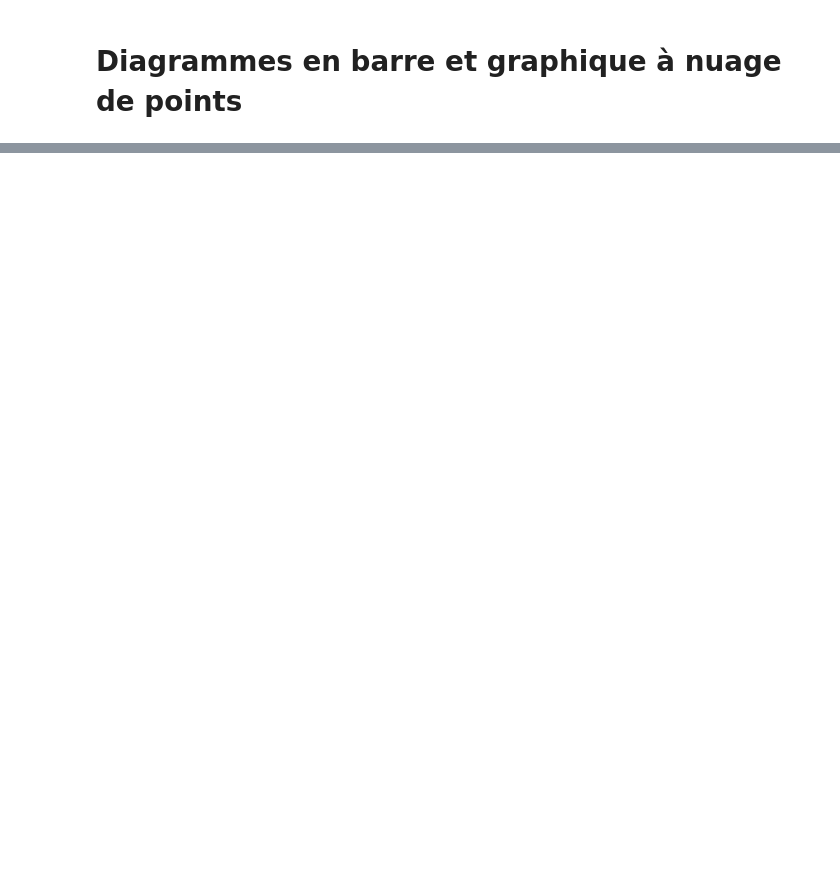
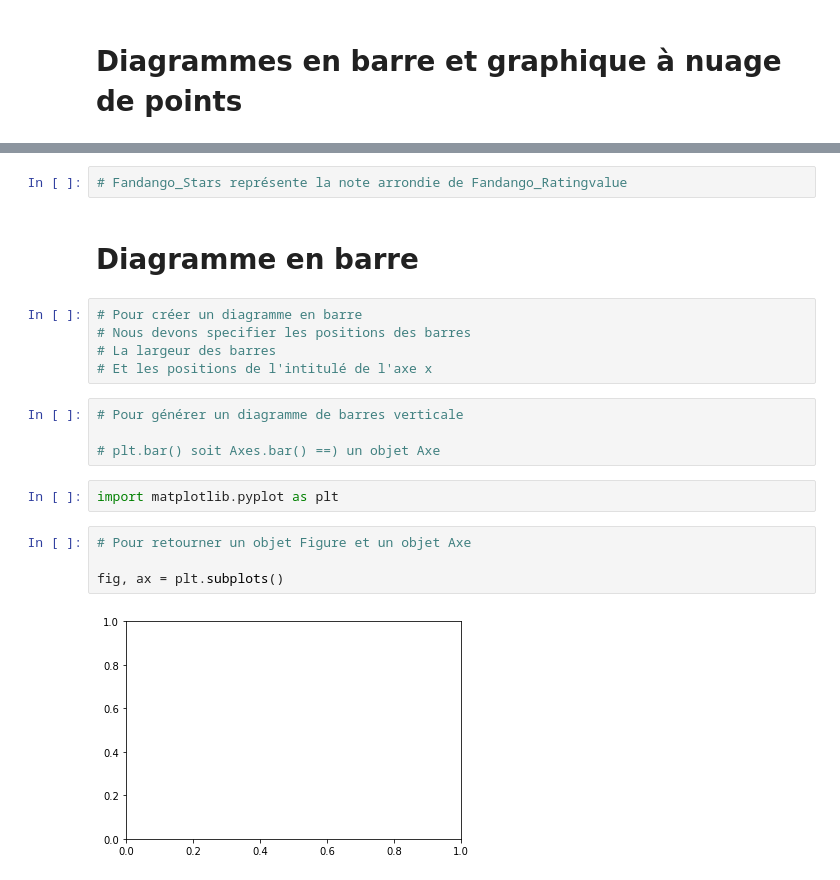
Before and after one commit to brunoharlein/pandas_is_cool, a Jupyter notebook: Cours Pandas.ipynb, the cells around one changed output, grey strips where cells are left out. Saved outputs shown, nothing was run; the diff lists cells and outputs as text; blank space fills up the shorter version.

```diff
--- a/Cours Pandas.ipynb
+++ b/Cours Pandas.ipynb
@@ -3109,0 +3145,21 @@ plt.show()
+# %%
+# Fandango_Stars représente la note arrondie de Fandango_Ratingvalue
+# %% [markdown]
+# Diagramme en barre
+# %%
+# Pour créer un diagramme en barre
+# Nous devons specifier les positions des barres
+# La largeur des barres
+# Et les positions de l'intitulé de l'axe x
+# %%
+# Pour générer un diagramme de barres verticale
+
+# plt.bar() soit Axes.bar() ==) un objet Axe
+# %%
+import matplotlib.pyplot as plt
+# %%
+# Pour retourner un objet Figure et un objet Axe
+
+fig, ax = plt.subplots()
+# %% [output]
+[figure, added]
```
Also changed, not shown: parts of 22 cells of this notebook.
